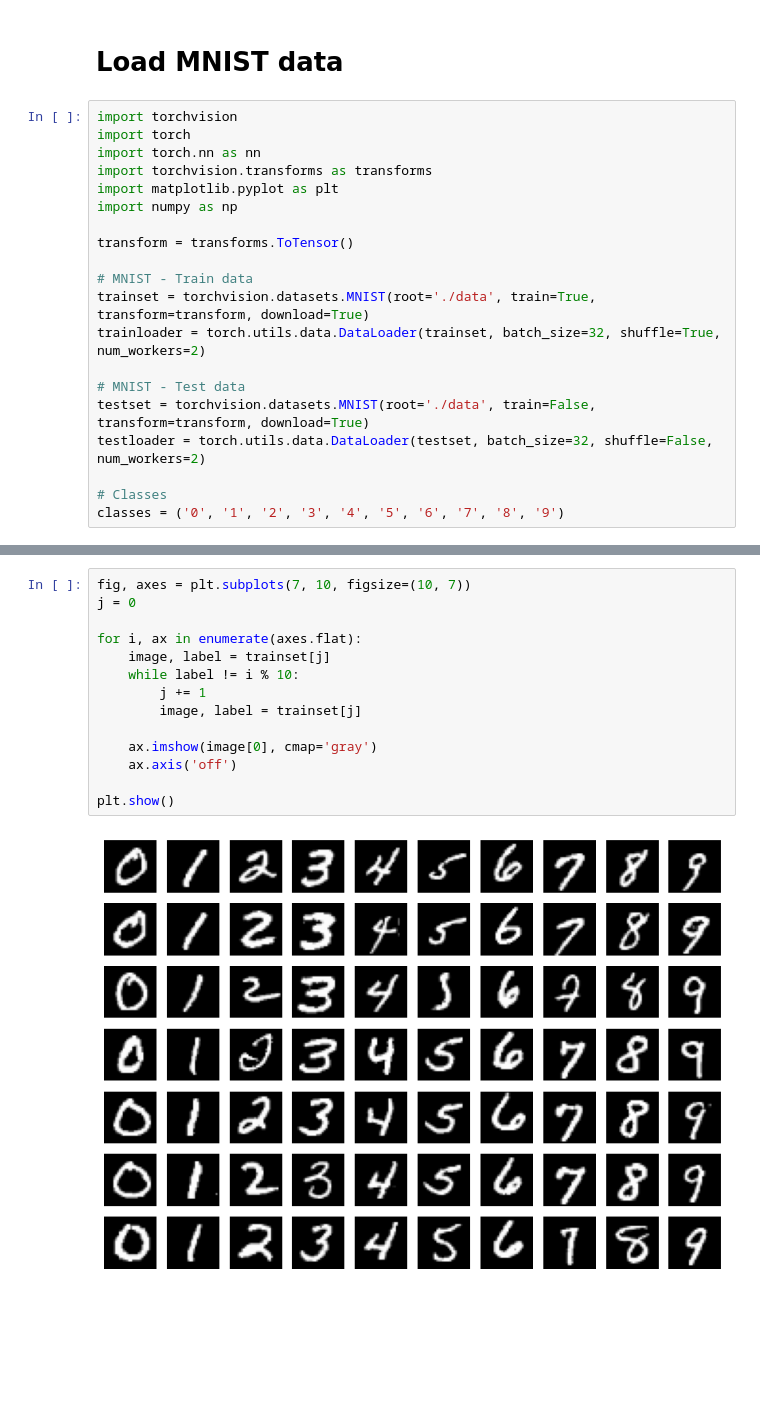
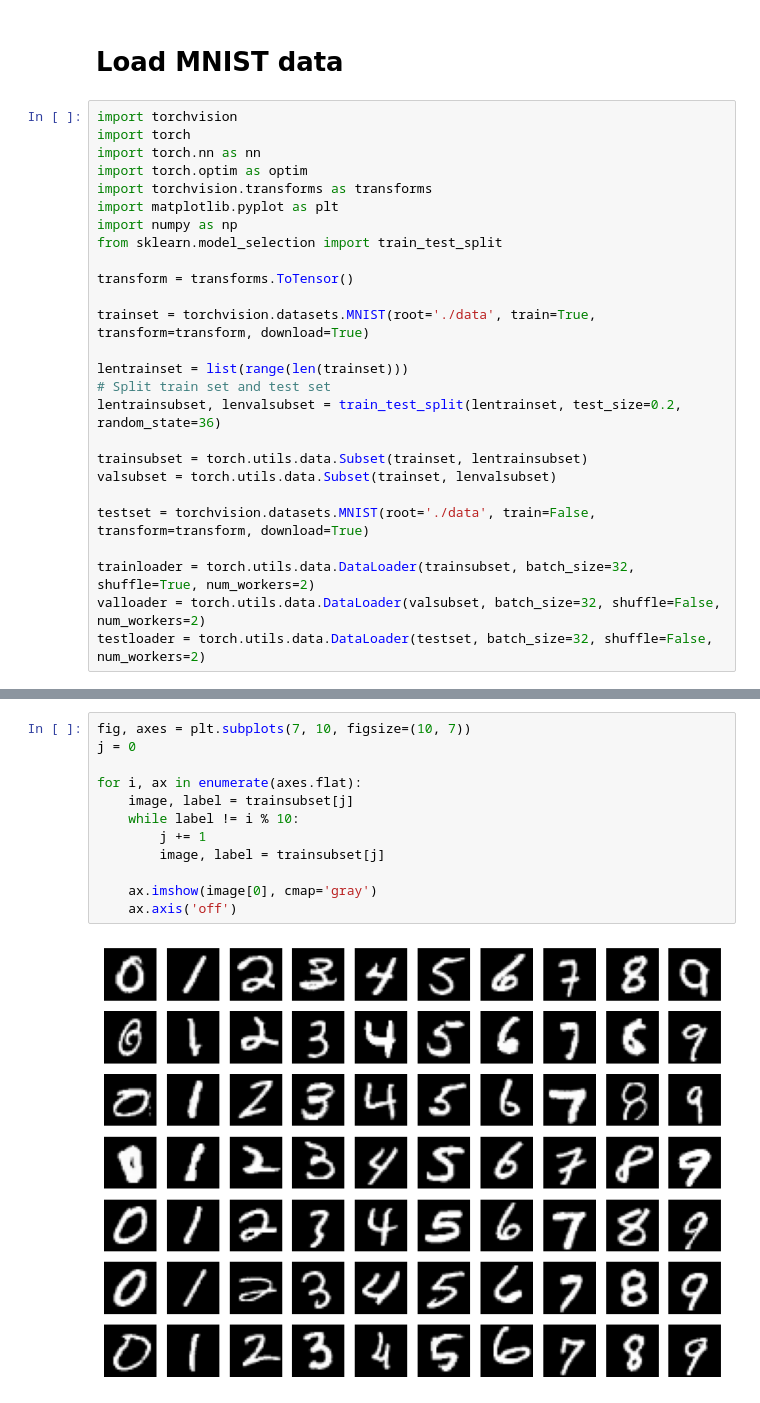
Before and after one commit to QioCas/DL-final-project, a Jupyter notebook: report.ipynb, the cells around one changed output, grey strips where cells are left out. Drawn from its saved outputs; the diff is of its cells as text; blank space fills up the shorter version.

```diff
--- a/report.ipynb
+++ b/report.ipynb
@@ -4,20 +4,26 @@
 import torchvision
 import torch
 import torch.nn as nn
+import torch.optim as optim
 import torchvision.transforms as transforms
 import matplotlib.pyplot as plt
 import numpy as np
+from sklearn.model_selection import train_test_split
 
 transform = transforms.ToTensor()
 
-# MNIST - Train data
 trainset = torchvision.datasets.MNIST(root='./data', train=True, transform=transform, download=True)
-trainloader = torch.utils.data.DataLoader(trainset, batch_size=32, shuffle=True, num_workers=2)
 
-# MNIST - Test data
+lentrainset = list(range(len(trainset)))
+# Split train set and test set
+lentrainsubset, lenvalsubset = train_test_split(lentrainset, test_size=0.2, random_state=36)
+
+trainsubset = torch.utils.data.Subset(trainset, lentrainsubset)
+valsubset = torch.utils.data.Subset(trainset, lenvalsubset)
+
 testset = torchvision.datasets.MNIST(root='./data', train=False, transform=transform, download=True)
+
+trainloader = torch.utils.data.DataLoader(trainsubset, batch_size=32, shuffle=True, num_workers=2)
+valloader = torch.utils.data.DataLoader(valsubset, batch_size=32, shuffle=False, num_workers=2)
 testloader = torch.utils.data.DataLoader(testset, batch_size=32, shuffle=False, num_workers=2)
-
-# Classes
-classes = ('0', '1', '2', '3', '4', '5', '6', '7', '8', '9')
 # %%
@@ -27,16 +35,14 @@ Train size: 60000, Test size: 10000
 # %%
 fig, axes = plt.subplots(7, 10, figsize=(10, 7))
 j = 0
 
 for i, ax in enumerate(axes.flat):
-    image, label = trainset[j]
+    image, label = trainsubset[j]
     while label != i % 10:
         j += 1
-        image, label = trainset[j]
+        image, label = trainsubset[j]
 
     ax.imshow(image[0], cmap='gray')
     ax.axis('off')
-
-plt.show()
 # %% [output]
-[figure, old version]
+[figure, new version]
```
Also changed, not shown: parts of 18 cells of this notebook.
